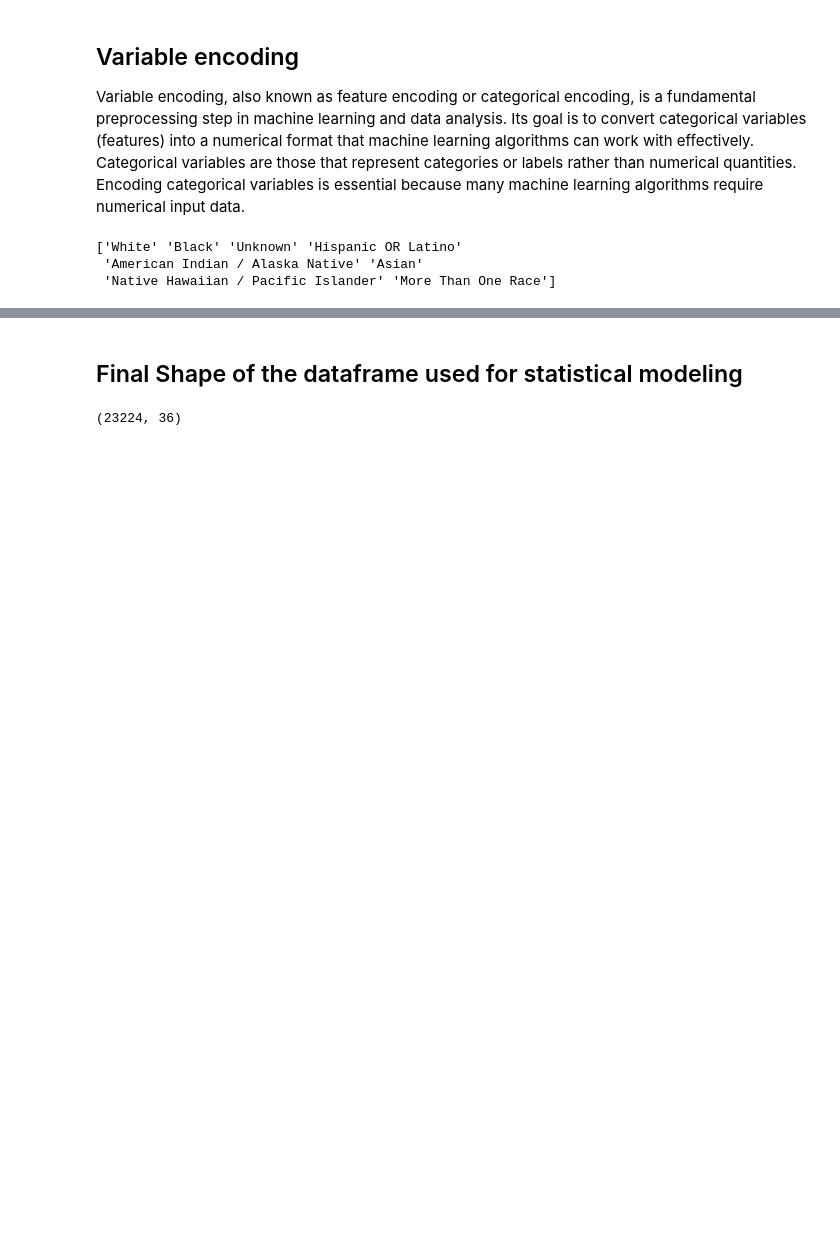
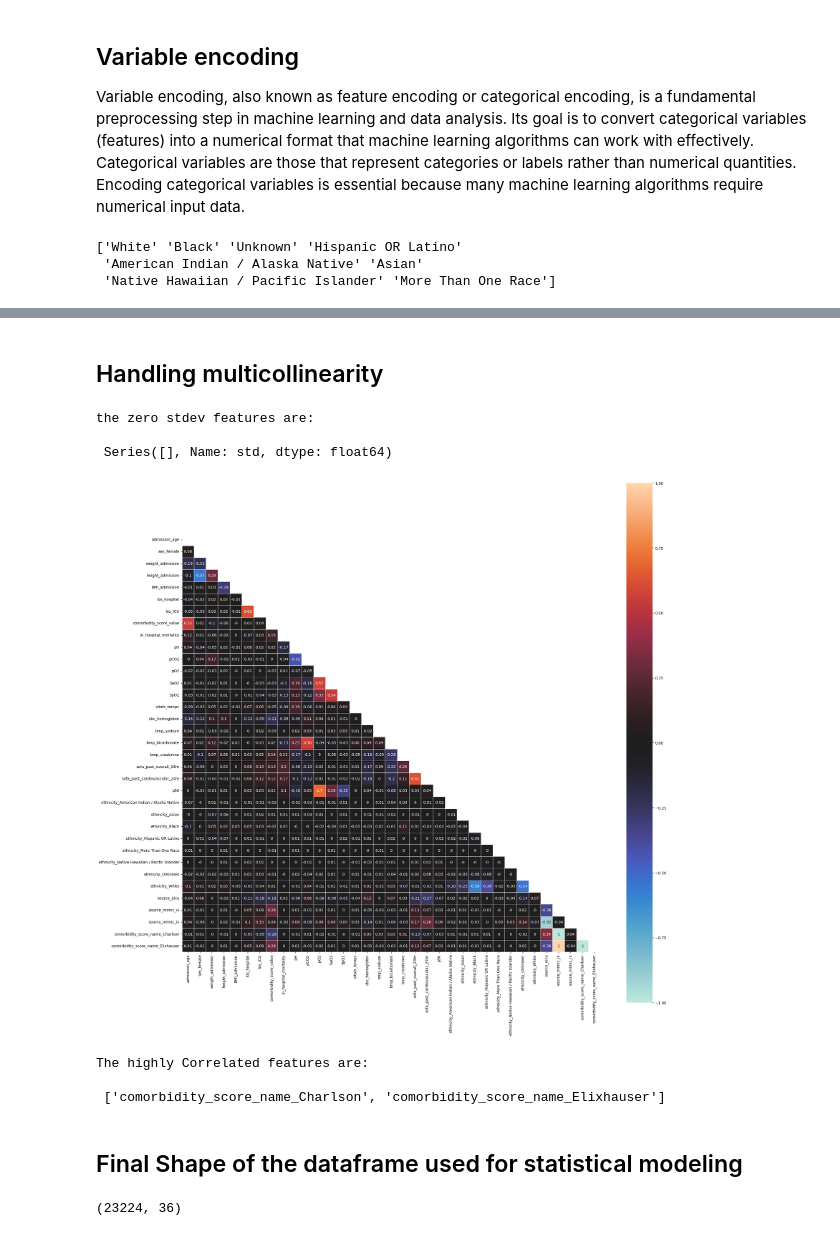
Before and after one commit to SCCMdatathon2023/team_02, a Jupyter notebook: src/post_datathon/Methods_copy.ipynb, the cells around one changed output, grey strips where cells are left out. Drawn from its saved outputs; the diff is of its cells as text; code cells hidden in the pictures; blank space fills up the shorter version.

```diff
--- a/src/post_datathon/Methods_copy.ipynb
+++ b/src/post_datathon/Methods_copy.ipynb
@@ -409,6 +433,49 @@ df = pd.get_dummies(df, columns=['race_ethnicity'], prefix='ethnicity')
 df = pd.get_dummies(df, columns=['source_db'], prefix='source')
 df = pd.get_dummies(df, columns=['comorbidity_score_name'], prefix='comorbidity_score_name')
 # N.B: we are only interested in Charlson
+# %% [markdown]
+## Handling multicollinearity
+# %%
+%matplotlib inline
+
+import matplotlib.pyplot as plt
+import seaborn as sns
+
+#checking the discriptive statistics of the dataset
+df.describe()
+
+#Features with zero StDev extraction (ZeroStdev -> Zero Standard Deviation )
+ZeroStdev=df.describe().T['std'].loc[df.describe().T['std']==0]
+print('the zero stdev features are:\n\n',ZeroStdev,'\n')
+
+#Checking the correlation between features
+mask = np.zeros_like(df.corr(numeric_only=True).round(2), dtype=bool)
+
+mask[np.triu_indices_from(mask)] = True
+
+f, ax = plt.subplots(figsize=(25,25))
+
+sns.heatmap(df.corr(numeric_only=True).round(2), mask=mask, vmax=1, center=0, square=True, linewidths=.5, annot=True)
+plt.show()
+
+#Highly correlated features extraction
+corr_matrix = df.corr().abs()
+upper = corr_matrix.where(np.triu(np.ones(corr_matrix.shape),k=1).astype(bool))
+Highly_Corr = [column for column in upper.columns if any(upper[column] > 0.95)]
+print('The highly Correlated features are:\n\n',Highly_Corr)
+
+# #Elimination of the attributes with constant values
+# df.drop(['Z1_CurrentFeedback','Z1_DCBusVoltage','Z1_OutputCurrent',
+#                               'Z1_OutputVoltage','S1_SystemInertia']+Highly_Corr,axis=1,
+#                        inplace=True)
+# %% [output]
+the zero stdev features are:
+
+ Series([], Name: std, dtype: float64)
+[figure, added]
+The highly Correlated features are:
+
+ ['comorbidity_score_name_Charlson', 'comorbidity_score_name_Elixhauser']
 # %% [markdown]
 ## Final Shape of the dataframe used for statistical modeling
 # %%
```
Also changed, not shown: parts of 35 cells of this notebook, 7 other files.
